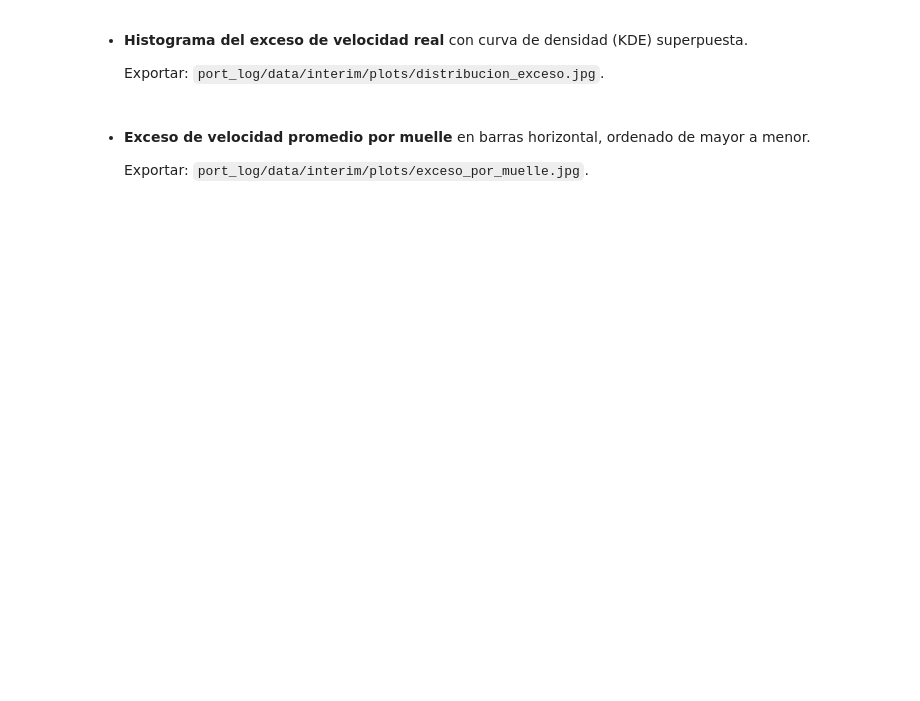
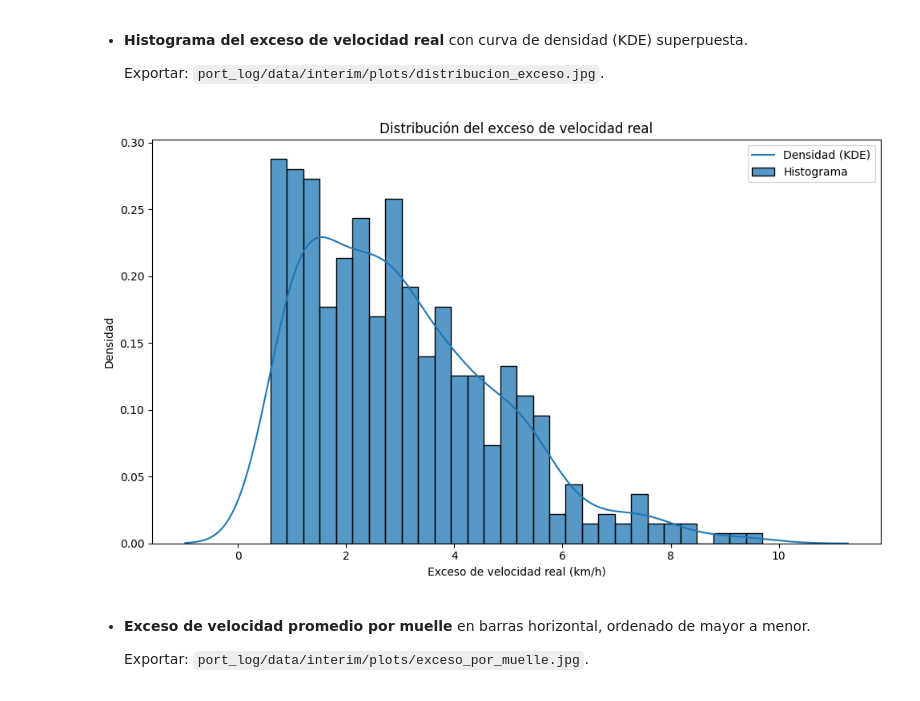
Before and after one commit to HectorOviedoM/Port_Log-Grupo_16, a Jupyter notebook: 01_Port_Log_Grupo_16.ipynb, the cells around one changed output. Saved outputs shown, nothing was run; the diff lists cells and outputs as text; code cells hidden in the pictures; blank space fills up the shorter version.

```diff
--- a/01_Port_Log_Grupo_16.ipynb
+++ b/01_Port_Log_Grupo_16.ipynb
@@ -901,6 +962,29 @@ Responder cada punto con un gráfico. Cada gráfico se debe mostrar en el notebo
 - **Histograma del exceso de velocidad real** con curva de densidad (KDE) superpuesta.
 
   Exportar: `port_log/data/interim/plots/distribucion_exceso.jpg`.
+# %%
+#@title Histograma del exceso de velocidad real con KDE
+plt.figure(figsize=(10, 6))
+sns.histplot(
+    data=df_clean,
+    x="exceso_velocidad_real",
+    bins=30,
+    stat="density",
+    label="Histograma",
+)
+sns.kdeplot(
+    data=df_clean,
+    x="exceso_velocidad_real",
+    label="Densidad (KDE)",
+)
+plt.title("Distribución del exceso de velocidad real")
+plt.xlabel("Exceso de velocidad real (km/h)")
+plt.ylabel("Densidad")
+plt.legend()
+plt.tight_layout()
+plt.savefig("port_log/data/interim/plots/distribucion_exceso.jpg", dpi=300, bbox_inches="tight")
+# %% [output]
+[figure, added]
 # %% [markdown]
 
 - **Exceso de velocidad promedio por muelle** en barras horizontal, ordenado de mayor a menor.
```
Also changed, not shown: parts of 12 cells of this notebook, 1 other file.
